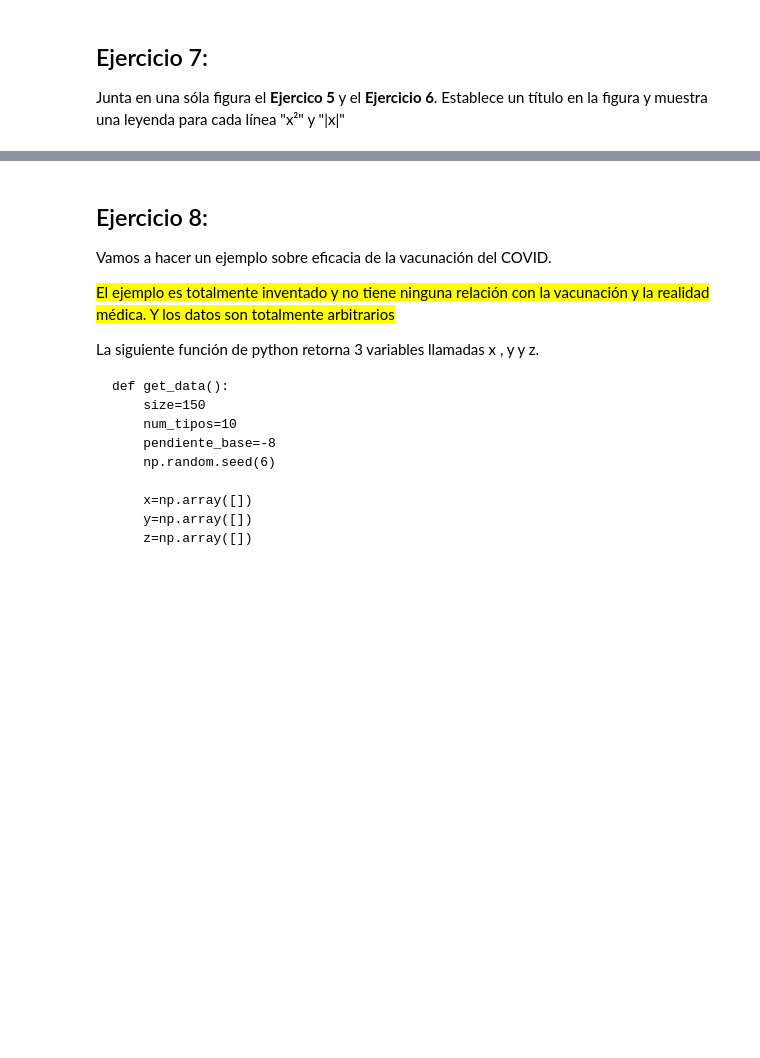
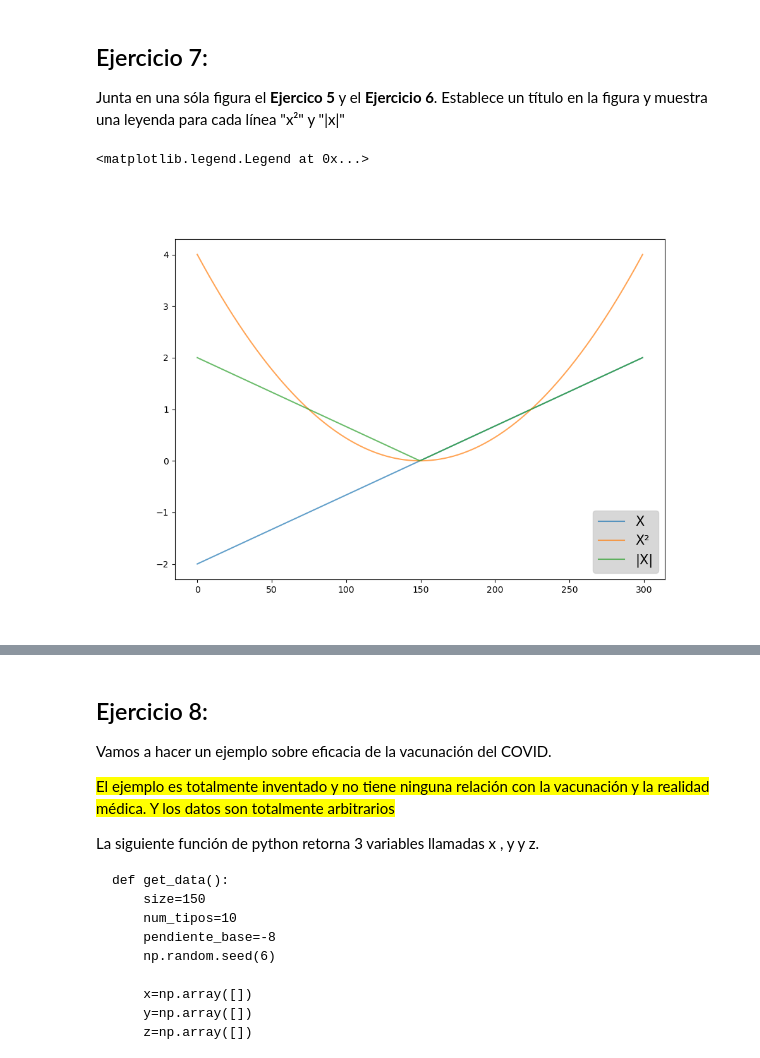
Before and after one commit to IanIAyBD/Curso, a Jupyter notebook: API/Tema 4 Graficos/grafics_ejer.ipynb, the cells around one changed output, grey strips where cells are left out. Cells and saved outputs as stored; diff of their text form; code cells hidden in the pictures; blank space fills up the shorter version.

```diff
--- a/API/Tema 4 Graficos/grafics_ejer.ipynb
+++ b/API/Tema 4 Graficos/grafics_ejer.ipynb
@@ -139,6 +145,16 @@ fig = plt.figure(figsize = (10,7))
 # %% [markdown]
 ## Ejercicio 7:
 Junta en una sóla figura el **Ejercico 5** y el **Ejercicio 6**. Establece un título en la figura y muestra una leyenda para cada línea "x²" y "|x|"
+# %%
+fig = plt.figure(figsize=(10,7))
+axfig7 = fig.add_subplot(111)
+axfig7.plot(x, alpha=0.7, label="X")
+axfig7.plot(y, alpha=0.7, label="X²")
+axfig7.plot(y2, alpha=0.7, label="|X|")
+axfig7.legend(fontsize=15, facecolor='#CDCDCD', labelcolor="#000000")
+# %% [output]
+<matplotlib.legend.Legend at 0x...>
+[figure, added]
 # %% [markdown]
 ## LA PARADOJA DE SIMPSON
 <A href="https://twitter.com/dadosdelaplace/status/1420294893797355526">La paradoja de Simpson   <--enlace</A>
```
Also changed, not shown: parts of 16 cells of this notebook, 7 other files.
